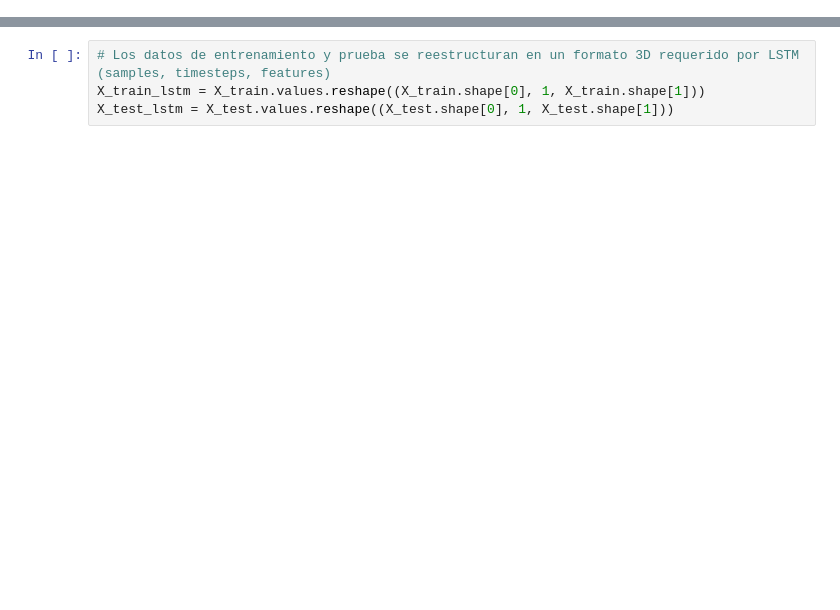
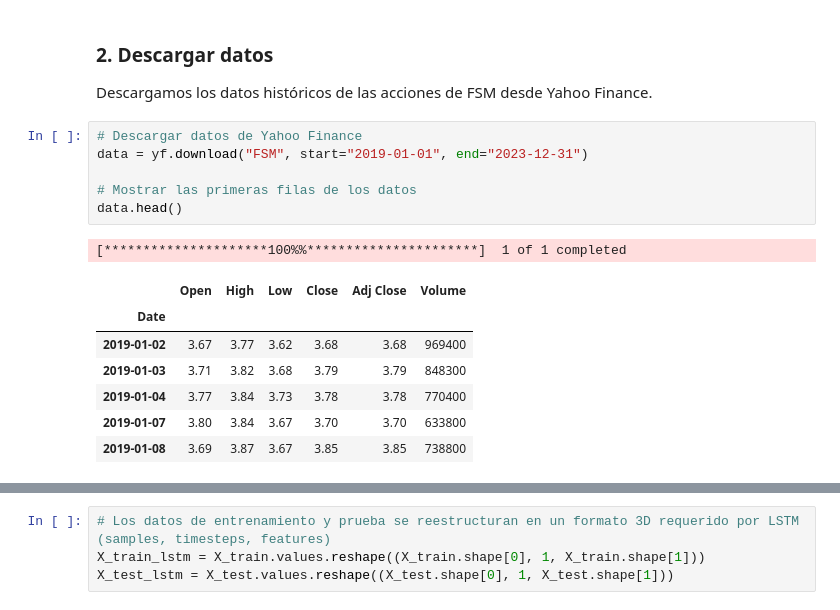
Before and after one commit to KarloRCDev/SW_Inteligente_Projecto_Final, a Jupyter notebook: Modelos/LSTM/MODELO_LSTM.ipynb, the cells around one changed output, grey strips where cells are left out. Drawn from its saved outputs; the diff is of its cells as text; blank space fills up the shorter version.

```diff
--- a/Modelos/LSTM/MODELO_LSTM.ipynb
+++ b/Modelos/LSTM/MODELO_LSTM.ipynb
@@ -97,0 +24,18 @@ Preparación de los datos para LSTM:
+# %% [markdown]
+### **2. Descargar datos**
+Descargamos los datos históricos de las acciones de FSM desde Yahoo Finance.
+# %%
+# Descargar datos de Yahoo Finance
+data = yf.download("FSM", start="2019-01-01", end="2023-12-31")
+
+# Mostrar las primeras filas de los datos
+data.head()
+# %% [output]
+[*********************100%%**********************]  1 of 1 completed
+|  | Open | High | Low | Close | Adj Close | Volume |
+| Date |  |  |  |  |  |  |
+| 2019-01-02 | 3.67 | 3.77 | 3.62 | 3.68 | 3.68 | 969400 |
+| 2019-01-03 | 3.71 | 3.82 | 3.68 | 3.79 | 3.79 | 848300 |
+| 2019-01-04 | 3.77 | 3.84 | 3.73 | 3.78 | 3.78 | 770400 |
+| 2019-01-07 | 3.80 | 3.84 | 3.67 | 3.70 | 3.70 | 633800 |
+| 2019-01-08 | 3.69 | 3.87 | 3.67 | 3.85 | 3.85 | 738800 |
```
Also changed, not shown: parts of 59 cells of this notebook, 16 other files.
